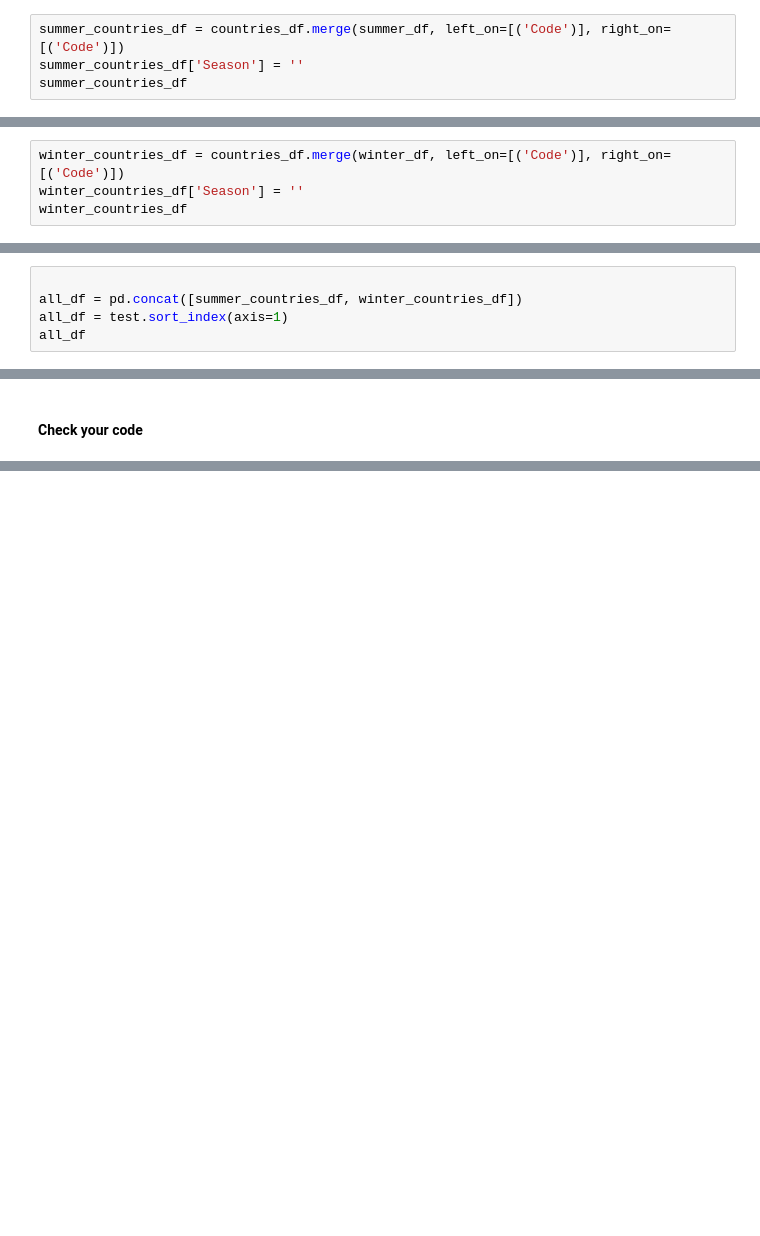
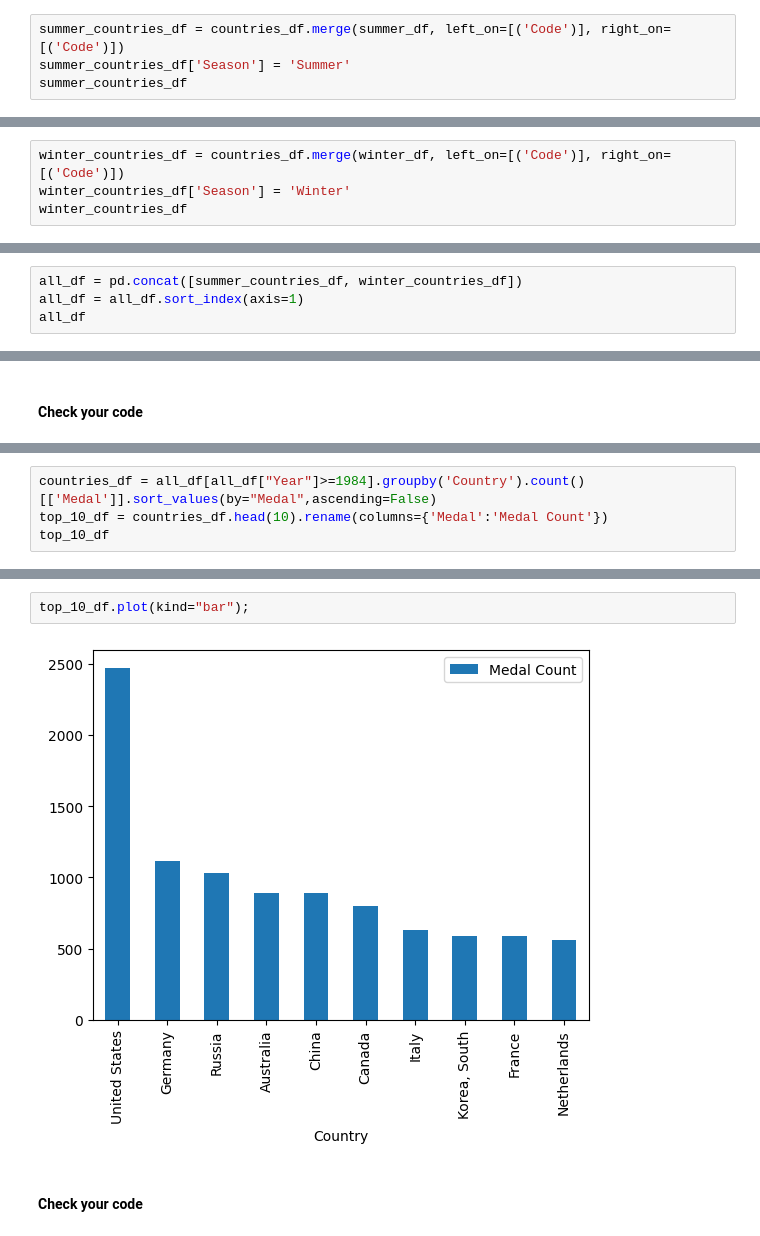
Before and after one commit to tanushrin/data-multiple-files-with-pandas, a Jupyter notebook: multiple_files.ipynb, the cells around one changed output, grey strips where cells are left out. Saved outputs shown, nothing was run; the diff lists cells and outputs as text; blank space fills up the shorter version.

```diff
--- a/multiple_files.ipynb
+++ b/multiple_files.ipynb
@@ -365,7 +365,7 @@ summer_df.head(2)
 ### Combining The Data
 # %%
 summer_countries_df = countries_df.merge(summer_df, left_on=[('Code')], right_on=[('Code')])
-summer_countries_df['Season'] = ''
+summer_countries_df['Season'] = 'Summer'
 summer_countries_df
 # %% [output]
 |  | Country | Code | Population | GDP per Capita | Year | City | Sport | Discipline | Athlete | Gender | ... |
@@ -383,7 +383,7 @@ summer_countries_df
 25742 rows × 13 columns
 # %%
 winter_countries_df = countries_df.merge(winter_df, left_on=[('Code')], right_on=[('Code')])
-winter_countries_df['Season'] = ''
+winter_countries_df['Season'] = 'Winter'
 winter_countries_df
 # %% [output]
 |  | Country | Code | Population | GDP per Capita | Year | City | Sport | Discipline | Athlete | Gender | ... |
@@ -400,9 +400,8 @@ winter_countries_df
 | 4825 | Uzbekistan | UZB | 31299500.0 | 2132.07036847857 | 1994 | Lillehammer | Skiing | Freestyle Skiing | CHERYAZOVA, Lina | Women | ... |
 4826 rows × 13 columns
 # %%
-
 all_df = pd.concat([summer_countries_df, winter_countries_df])
-all_df = test.sort_index(axis=1)
+all_df = all_df.sort_index(axis=1)
 all_df
 # %% [output]
 |  | Athlete | City | Code | Country | Discipline | Event | GDP per Capita | Gender | Medal | Population | ... |
@@ -450,0 +452,4 @@ git push origin master
+# %%
+countries_df = all_df[all_df["Year"]>=1984].groupby('Country').count()[['Medal']].sort_values(by="Medal",ascending=False)
+top_10_df = countries_df.head(10).rename(columns={'Medal':'Medal Count'})
+top_10_df
@@ -450,0 +469,6 @@ git push origin master
+# %%
+top_10_df.plot(kind="bar");
+# %% [output]
+[figure, added]
+# %% [markdown]
+#### Check your code
```
Also changed, not shown: parts of 5 cells of this notebook, 2 other files.
